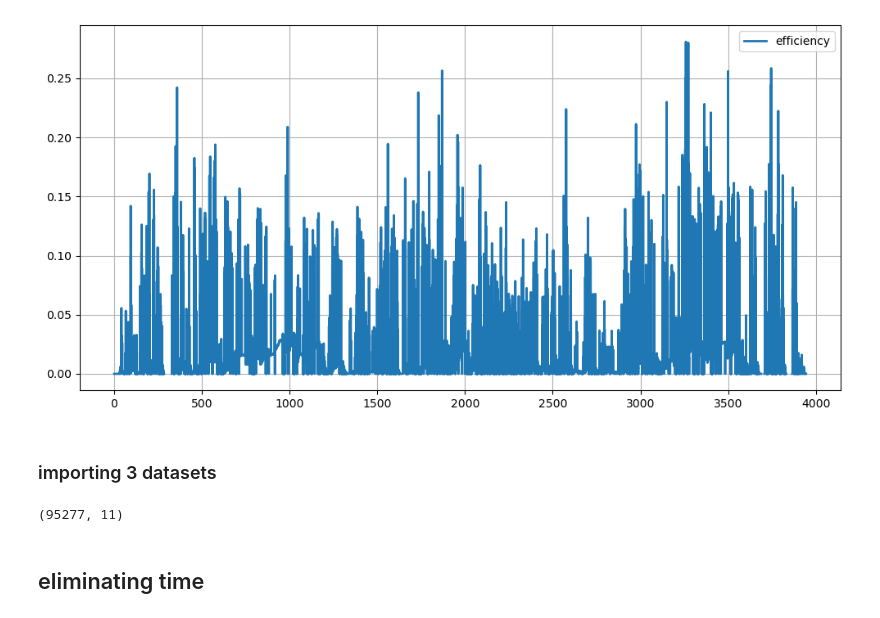
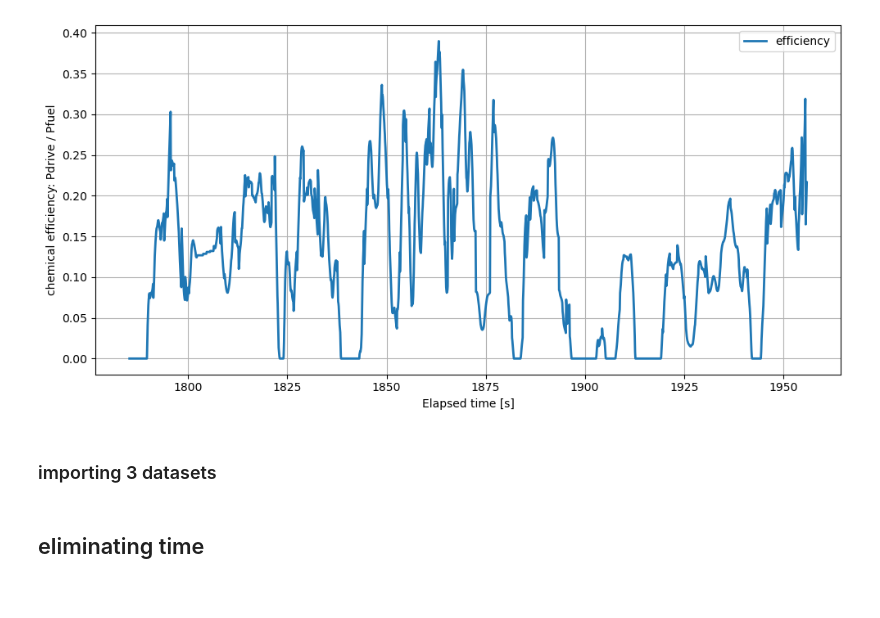
Before and after one commit to HarryHuckstep/DriveSim-AI-Lboro-Group, a Jupyter notebook: tests_notebooks/ML_FuelEfficiency.ipynb, the cells around one changed output. Drawn from its saved outputs; the diff is of its cells as text; code cells hidden in the pictures.

Commit message:
chemical send

```diff
--- a/tests_notebooks/ML_FuelEfficiency.ipynb
+++ b/tests_notebooks/ML_FuelEfficiency.ipynb
@@ -73,16 +105,16 @@ df3 = add_energy_terms(df3)
 AFR = 14.7
 LHV = 43e6
 # %%
-df1["Air Flow Rate from Mass Flow Sensor [kg/s]"] = df1["Air Flow Rate from Mass Flow Sensor [g/s]"] / 100
-df1["mdot_fuel"] = df1["Air Flow Rate from Mass Flow Sensor [kg/s]"]  / AFR
+df1["maf_kgps"] = df1["maf_gps"] / 100
+df1["mdot_fuel"] = df1["maf_kgps"]  / AFR
 #df1["mdot_fuel"].head(100)
 
-df2["Air Flow Rate from Mass Flow Sensor [kg/s]"] = df2["Air Flow Rate from Mass Flow Sensor [g/s]"] / 100
-df2["mdot_fuel"] = df2["Air Flow Rate from Mass Flow Sensor [kg/s]"]  / AFR
-#df2["mdot_fuel"].head(100)
+# df2["Air Flow Rate from Mass Flow Sensor [kg/s]"] = df2["Air Flow Rate from Mass Flow Sensor [g/s]"] / 100
+# df2["mdot_fuel"] = df2["Air Flow Rate from Mass Flow Sensor [kg/s]"]  / AFR
+# #df2["mdot_fuel"].head(100)
 
-df3["Air Flow Rate from Mass Flow Sensor [kg/s]"] = df3["Air Flow Rate from Mass Flow Sensor [g/s]"] / 100
-df3["mdot_fuel"] = df3["Air Flow Rate from Mass Flow Sensor [kg/s]"]  / AFR
+# df3["Air Flow Rate from Mass Flow Sensor [kg/s]"] = df3["Air Flow Rate from Mass Flow Sensor [g/s]"] / 100
+# df3["mdot_fuel"] = df3["Air Flow Rate from Mass Flow Sensor [kg/s]"]  / AFR
 #df["mdot_fuel"].head(100)
 # %%
 df1["Pfuel"]  = df1["mdot_fuel"] * LHV
@@ -95,13 +127,17 @@ df3["chemical_efficiency"] = df3["P_drive_W"] / df3["Pfuel"]
 # %%
-sub = df1.iloc[:50000].copy()
+#sub = df1.iloc[:50000].copy()
+sub = df1.iloc[21000:23000].copy()
+
 
 plt.figure(figsize=(10,5))
+plt.xlabel("Elapsed time [s]")
+plt.ylabel("chemical efficiency: Pdrive / Pfuel")
 
-plt.plot(sub["elapsed_time_s"], sub["chemical_efficiency"], label="efficiency", linewidth=2)
+plt.plot(sub["elapsed_time_s"], sub["chemical_efficiency"]*10, label="efficiency", linewidth=2)
 
 plt.legend(); plt.grid(True); plt.tight_layout(); plt.show()
 # %% [output]
-[figure, old version]
+[figure, new version]
 # %%
 #df1["chemical_efficiency"].equals(df2["chemical_efficiency"])
 # %% [markdown]
@@ -115,5 +151,3 @@ combinedLong = pd.concat([df1, df2, df3])
 # %%
-combined.shape
+# combined.shape
-# %% [output]
-(95277, 11)
 # %%
```
Also changed, not shown: parts of 11 cells of this notebook, 2 other files.
